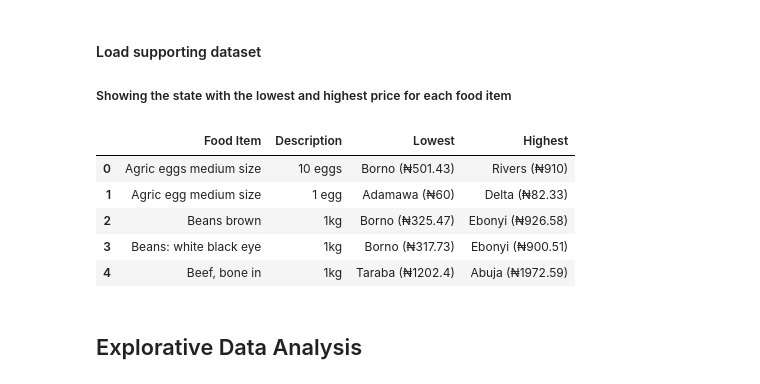
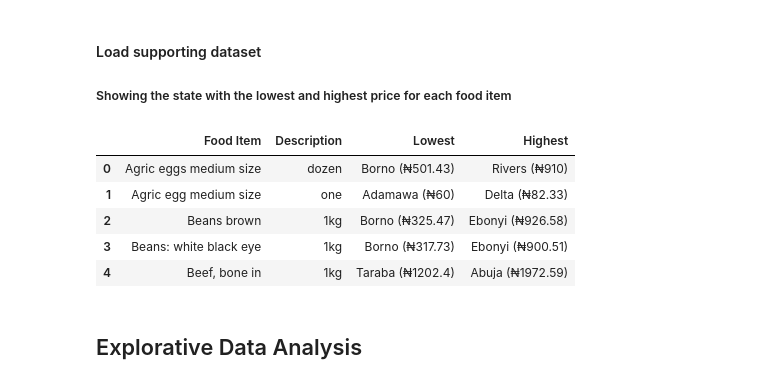
Before and after one commit to TheBlueZayn/Analysis-of-Nigerian-Food-Prices, a Jupyter notebook: prices.ipynb, the cells around one changed output. Drawn from its saved outputs; the diff is of its cells as text; code cells hidden in the pictures.

```diff
--- a/prices.ipynb
+++ b/prices.ipynb
@@ -49,12 +49,12 @@ df["Date"] = pd.to_datetime(df["Date"])
 #### Load supporting dataset
 ##### Showing the state with the lowest and highest price for each food item
 # %%
-low_high = pd.read_csv("/content/drive/MyDrive/Project/lowest_highest.csv")
+low_high = pd.read_csv("lowest_highest.csv")
 low_high.head()
 # %% [output]
 |  | Food Item | Description | Lowest | Highest |
-| 0 | Agric eggs medium size | 10 eggs | Borno (₦501.43) | Rivers (₦910) |
-| 1 | Agric egg medium size | 1 egg | Adamawa (₦60) | Delta (₦82.33) |
+| 0 | Agric eggs medium size | dozen | Borno (₦501.43) | Rivers (₦910) |
+| 1 | Agric egg medium size | one | Adamawa (₦60) | Delta (₦82.33) |
 | 2 | Beans brown | 1kg | Borno (₦325.47) | Ebonyi (₦926.58) |
 | 3 | Beans: white black eye | 1kg | Borno (₦317.73) | Ebonyi (₦900.51) |
 | 4 | Beef, bone in | 1kg | Taraba (₦1202.4) | Abuja (₦1972.59) |
```
Also changed, not shown: parts of 5 cells of this notebook, 1 other file.
